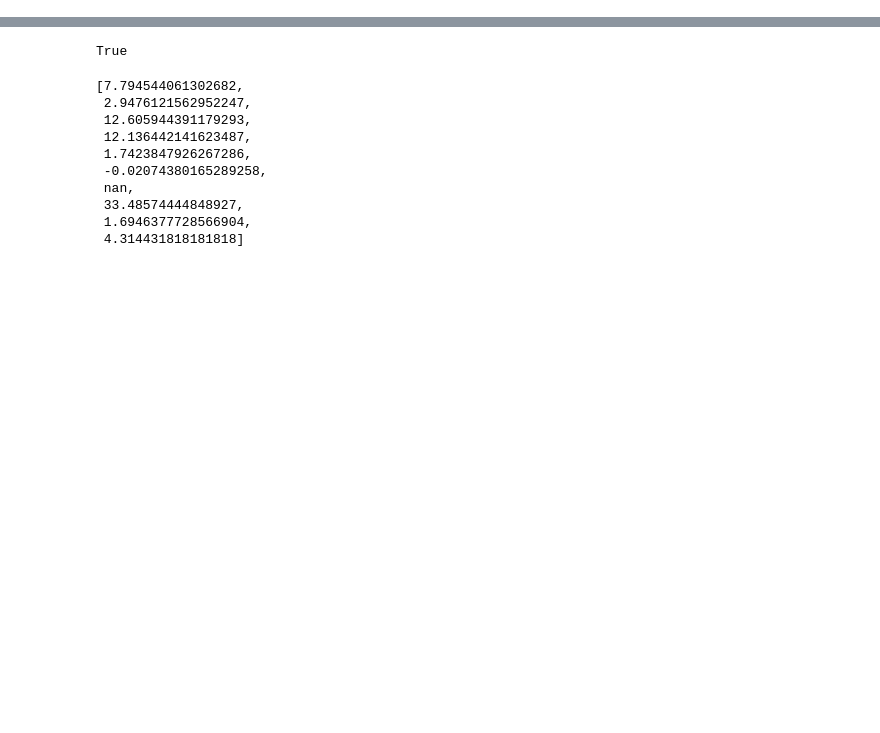
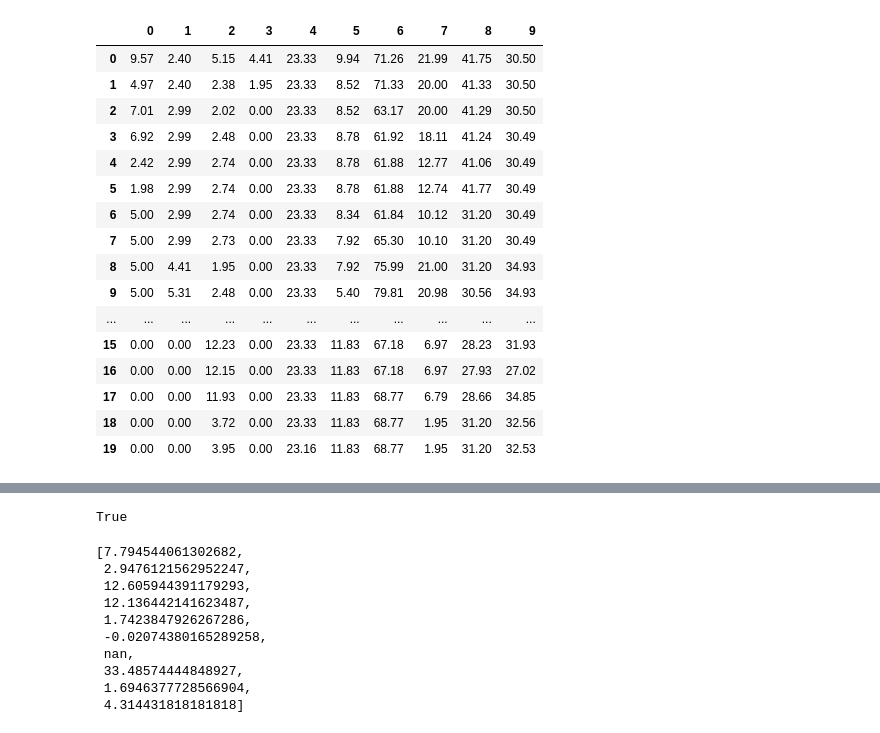
Before and after one commit to ndriggs/BookDrop, a Jupyter notebook: arbitrage.ipynb, the cells around one changed output, grey strips where cells are left out. Cells and saved outputs as stored; diff of their text form; code cells hidden in the pictures; blank space fills up the shorter version.

Commit message:
price each time bought and rolling averages

```diff
--- a/arbitrage.ipynb
+++ b/arbitrage.ipynb
@@ -124,0 +50,42 @@ book_data = api.query(test[:10])
+# %%
+# when it sold and how much it sold for
+two_yrs_ago = datetime.datetime.now() - relativedelta(years=2)
+sell_prices = pd.DataFrame()
+sell_dates = pd.DataFrame()
+for book in range(len(book_data)) :
+    last_two_years = book_data[book]['data']['SALES_time'] > two_yrs_ago
+    drop_dates_list = []
+    sell_prices_list = []
+    for day in np.where(last_two_years)[0] :
+        if ((book_data[book]['data']['SALES'][day - 1] -
+            book_data[book]['data']['SALES'][day]) /
+            (book_data[book]['data']['SALES'][day - 1]) >= .04) :
+            day_sold = book_data[book]['data']['SALES_time'][day]
+            drop_dates_list.append(day_sold)
+            try :
+                day_sold_index = np.where(book_data[book]['data']['USED_time'] == day_sold)[0][0] - 1
+            except IndexError :
+                previous_days = np.where(book_data[book]['data']['USED_time'] < day_sold)
+                day_sold_index = previous_days[0][-1]
+            sell_prices_list.append(book_data[book]['data']['USED'][day_sold_index])
+    drop_dates_df = pd.DataFrame({book_data[book]['asin']:drop_dates_list})
+    sell_dates = pd.concat([sell_dates, drop_dates_df], ignore_index=True, axis=1)
+    sell_prices_df = pd.DataFrame({book_data[book]['asin']:sell_prices_list})
+    sell_prices = pd.concat([sell_prices, sell_prices_df], ignore_index=True, axis=1)
+# %%
+# find the peak of the 30 day sales average
+sell_prices = sell_prices.fillna(0) #convert the NaNs to 0s so we can do math with them
+rolling_averages = pd.DataFrame()
+for book in range(len(book_data)) :
+    two_yrs_ago = datetime.datetime.now() - relativedelta(years=2)
+    two_yrs_30days = two_yrs_ago + datetime.timedelta(days=30)
+    mving_window = [two_yrs_ago, two_yrs_30days]
+    rolling_average = []
+    for day in range(701) : # there's 701 days between the end of the moving window and today
+        start = sell_dates[book] > mving_window[0]
+        end = sell_dates[book] < mving_window[1]
+        window = np.where(start & end)[0]
+        rolling_average.append(np.average(sell_prices[book][window]))
+        for date in range(len(mving_window)) :
+            mving_window[date] += datetime.timedelta(days=1)
+    rolling_averages[book] = rolling_average
@@ -124,0 +108,20 @@ book_data = api.query(test[:10])
+# %%
+sell_prices.head(20)
+# %% [output]
+|  | 0 | 1 | 2 | 3 | 4 | 5 | 6 | 7 | 8 | 9 |
+| 0 | 9.57 | 2.40 | 5.15 | 4.41 | 23.33 | 9.94 | 71.26 | 21.99 | 41.75 | 30.50 |
+| 1 | 4.97 | 2.40 | 2.38 | 1.95 | 23.33 | 8.52 | 71.33 | 20.00 | 41.33 | 30.50 |
+| 2 | 7.01 | 2.99 | 2.02 | 0.00 | 23.33 | 8.52 | 63.17 | 20.00 | 41.29 | 30.50 |
+| 3 | 6.92 | 2.99 | 2.48 | 0.00 | 23.33 | 8.78 | 61.92 | 18.11 | 41.24 | 30.49 |
+| 4 | 2.42 | 2.99 | 2.74 | 0.00 | 23.33 | 8.78 | 61.88 | 12.77 | 41.06 | 30.49 |
+| 5 | 1.98 | 2.99 | 2.74 | 0.00 | 23.33 | 8.78 | 61.88 | 12.74 | 41.77 | 30.49 |
+| 6 | 5.00 | 2.99 | 2.74 | 0.00 | 23.33 | 8.34 | 61.84 | 10.12 | 31.20 | 30.49 |
+| 7 | 5.00 | 2.99 | 2.73 | 0.00 | 23.33 | 7.92 | 65.30 | 10.10 | 31.20 | 30.49 |
+| 8 | 5.00 | 4.41 | 1.95 | 0.00 | 23.33 | 7.92 | 75.99 | 21.00 | 31.20 | 34.93 |
+| 9 | 5.00 | 5.31 | 2.48 | 0.00 | 23.33 | 5.40 | 79.81 | 20.98 | 30.56 | 34.93 |
+| ... | ... | ... | ... | ... | ... | ... | ... | ... | ... | ... |
+| 15 | 0.00 | 0.00 | 12.23 | 0.00 | 23.33 | 11.83 | 67.18 | 6.97 | 28.23 | 31.93 |
+| 16 | 0.00 | 0.00 | 12.15 | 0.00 | 23.33 | 11.83 | 67.18 | 6.97 | 27.93 | 27.02 |
+| 17 | 0.00 | 0.00 | 11.93 | 0.00 | 23.33 | 11.83 | 68.77 | 6.79 | 28.66 | 34.85 |
+| 18 | 0.00 | 0.00 | 3.72 | 0.00 | 23.33 | 11.83 | 68.77 | 1.95 | 31.20 | 32.56 |
+| 19 | 0.00 | 0.00 | 3.95 | 0.00 | 23.16 | 11.83 | 68.77 | 1.95 | 31.20 | 32.53 |
```
Also changed, not shown: parts of 18 cells of this notebook.
